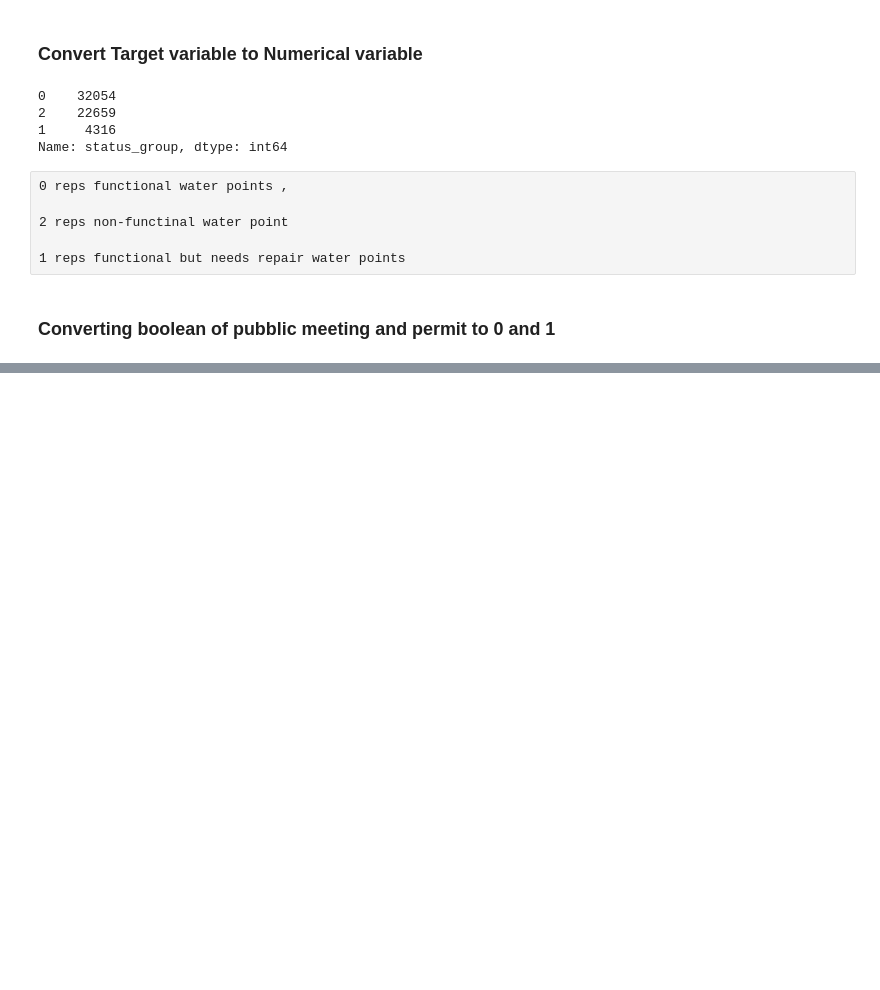
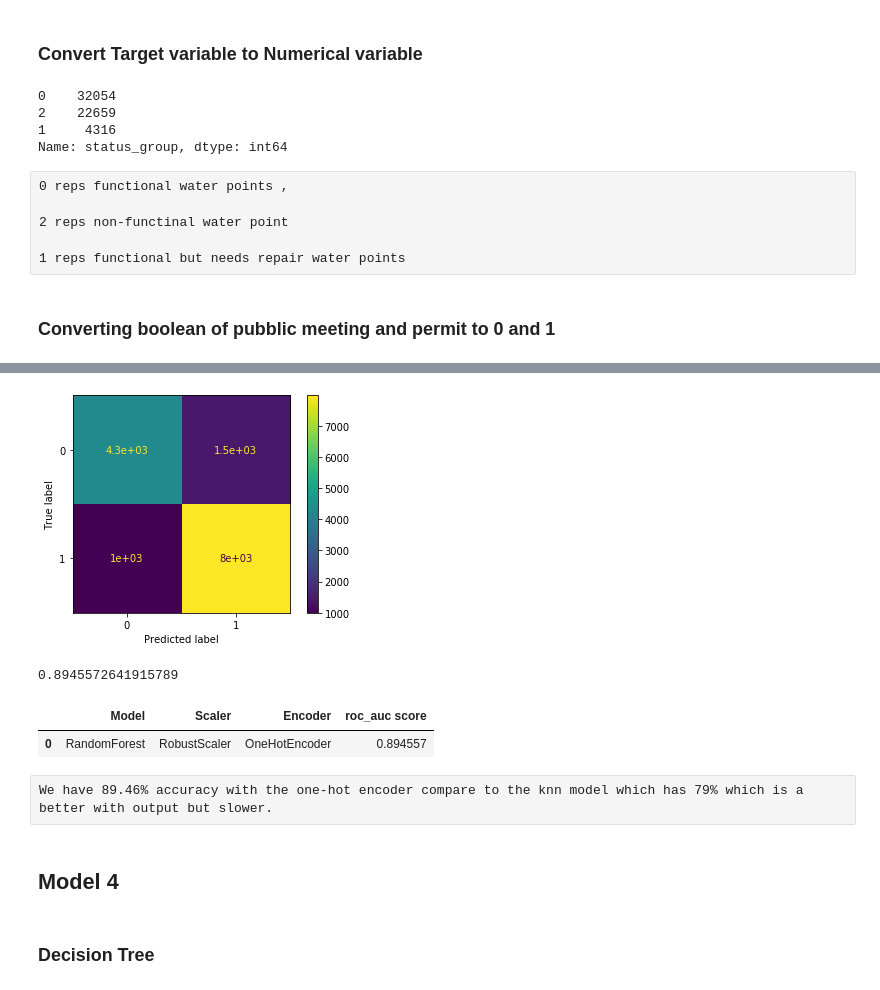
Before and after one commit to Sarahmunga/Working-project2, a Jupyter notebook: Modeling notebook.ipynb, the cells around one changed output, grey strips where cells are left out. Saved outputs shown, nothing was run; the diff lists cells and outputs as text; code cells hidden in the pictures; blank space fills up the shorter version.

```diff
--- a/Modeling notebook.ipynb
+++ b/Modeling notebook.ipynb
@@ -202,0 +300,24 @@ grid_RFC = GridSearchCV(RandomForestClassifier(),
+# %%
+from sklearn.neighbors import KNeighborsClassifier
+
+knn = Pipeline(steps=[('preprocessor', preprocessor),
+                      ('classifier', KNeighborsClassifier(metric='manhattan',
+                                                          n_neighbors=7,
+                                                          weights='distance'))])
+
+# fit the model
+knn.fit(X_train,y_train)
+
+# make predictions on training set
+y_pred = lr.predict(X_train)
+
+# make predictions on test set
+y_pred_test = lr.predict(X_test)
+
+print("Accuracy:")
+print(f"TRAIN: {accuracy_score(y_train, y_pred)}")
+print(f"TEST: {accuracy_score(y_test, y_pred_test)}")
+
+print("\nBalanced Accuracy:")
+print(f"TRAIN: {balanced_accuracy_score(y_train, y_pred)}")
+print(f"TEST: {balanced_accuracy_score(y_test, y_pred_test)}")
@@ -202,0 +332,12 @@ grid_RFC = GridSearchCV(RandomForestClassifier(),
+# %%
+#confusion matrix
+plot_confusion_matrix(knn, X_test, y_test)
+plt.show()
+# %% [output]
+[figure, added]
+# %%
+#finding
+scores = cross_val_score(knn, X, y, cv=5, scoring='roc_auc')
+print(scores.mean())
+# %% [output]
+0.8945572641915789
@@ -202,0 +355,11 @@ grid_RFC = GridSearchCV(RandomForestClassifier(),
+# %%
+df_results
+# %% [output]
+|  | Model | Scaler | Encoder | roc_auc score |
+| 0 | RandomForest | RobustScaler | OneHotEncoder | 0.894557 |
+# %% [raw]
+We have 89.46% accuracy with the one-hot encoder compare to the knn model which has 79% which is a better with output but slower.
+# %% [markdown]
+## Model 4
+# %% [markdown]
+### Decision Tree
```
Also changed, not shown: parts of 72 cells of this notebook.
